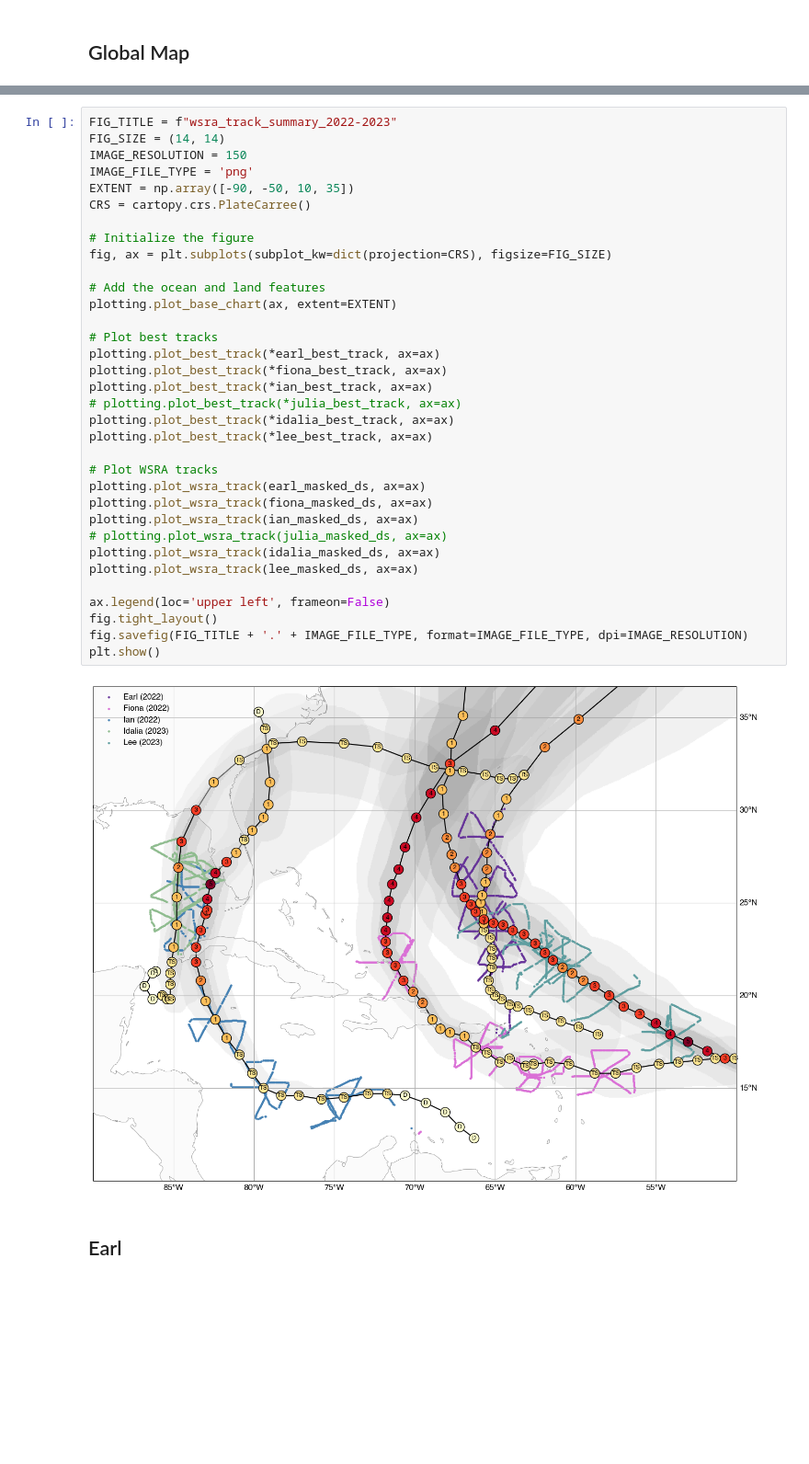
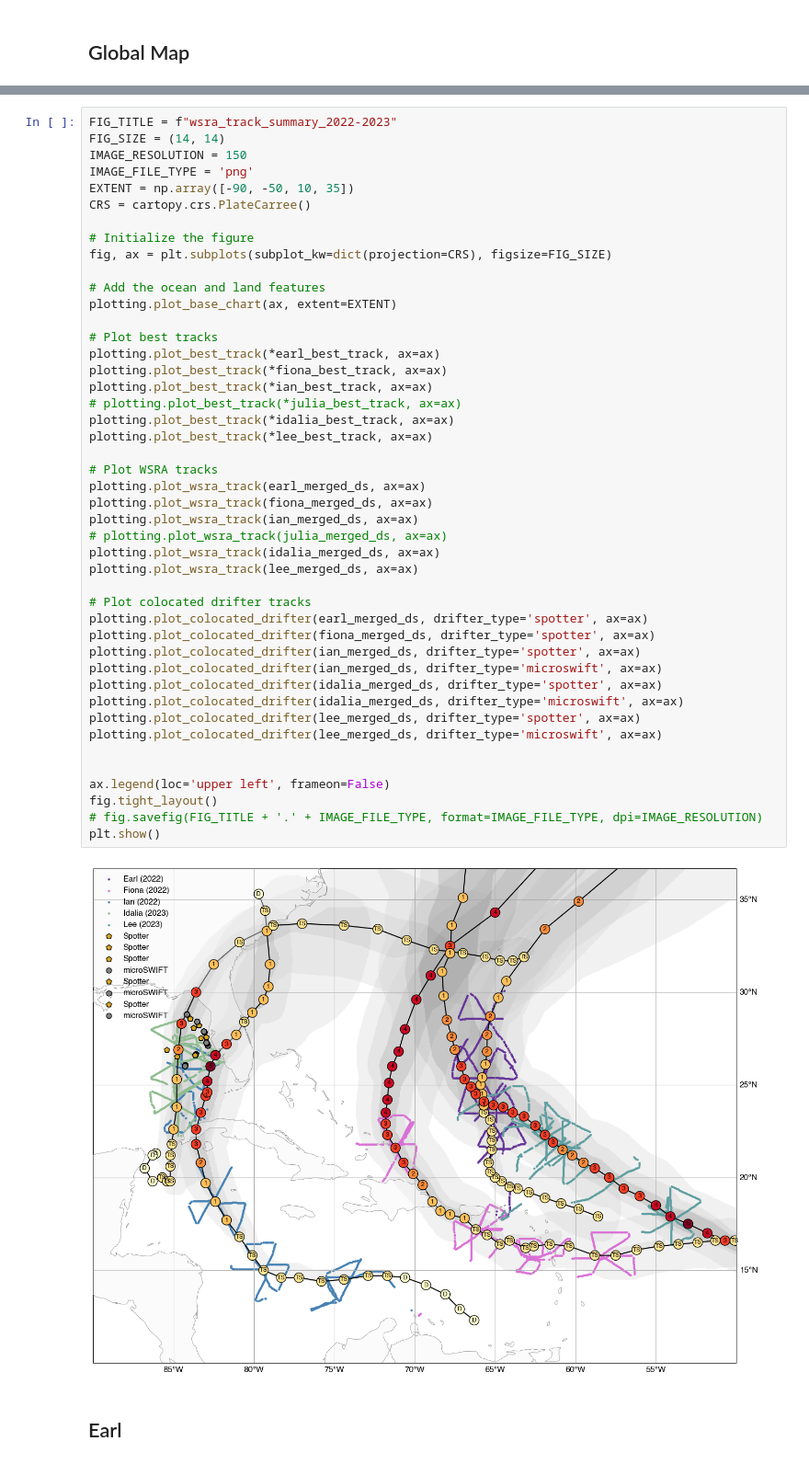
Before and after one commit to jacobrdavis/hurricane-wsra-buoy-colocation, a Jupyter notebook: nb2-overview.ipynb, the cells around one changed output, grey strips where cells are left out. Shown at 92% size. Saved outputs shown, nothing was run; the diff lists cells and outputs as text; blank space fills up the shorter version.

```diff
--- a/nb2-overview.ipynb
+++ b/nb2-overview.ipynb
@@ -48,39 +65,50 @@ atomic: 1156 masked values (47.4%).
 # %%
 FIG_TITLE = f"wsra_track_summary_2022-2023"
 FIG_SIZE = (14, 14)
 IMAGE_RESOLUTION = 150
 IMAGE_FILE_TYPE = 'png'
 EXTENT = np.array([-90, -50, 10, 35])
 CRS = cartopy.crs.PlateCarree()
 
 # Initialize the figure
 fig, ax = plt.subplots(subplot_kw=dict(projection=CRS), figsize=FIG_SIZE)
 
 # Add the ocean and land features
 plotting.plot_base_chart(ax, extent=EXTENT)
 
 # Plot best tracks
 plotting.plot_best_track(*earl_best_track, ax=ax)
 plotting.plot_best_track(*fiona_best_track, ax=ax)
 plotting.plot_best_track(*ian_best_track, ax=ax)
 # plotting.plot_best_track(*julia_best_track, ax=ax)
 plotting.plot_best_track(*idalia_best_track, ax=ax)
 plotting.plot_best_track(*lee_best_track, ax=ax)
 
 # Plot WSRA tracks
-plotting.plot_wsra_track(earl_masked_ds, ax=ax)
-plotting.plot_wsra_track(fiona_masked_ds, ax=ax)
-plotting.plot_wsra_track(ian_masked_ds, ax=ax)
-# plotting.plot_wsra_track(julia_masked_ds, ax=ax)
-plotting.plot_wsra_track(idalia_masked_ds, ax=ax)
-plotting.plot_wsra_track(lee_masked_ds, ax=ax)
+plotting.plot_wsra_track(earl_merged_ds, ax=ax)
+plotting.plot_wsra_track(fiona_merged_ds, ax=ax)
+plotting.plot_wsra_track(ian_merged_ds, ax=ax)
+# plotting.plot_wsra_track(julia_merged_ds, ax=ax)
+plotting.plot_wsra_track(idalia_merged_ds, ax=ax)
+plotting.plot_wsra_track(lee_merged_ds, ax=ax)
+
+# Plot colocated drifter tracks
+plotting.plot_colocated_drifter(earl_merged_ds, drifter_type='spotter', ax=ax)
+plotting.plot_colocated_drifter(fiona_merged_ds, drifter_type='spotter', ax=ax)
+plotting.plot_colocated_drifter(ian_merged_ds, drifter_type='spotter', ax=ax)
+plotting.plot_colocated_drifter(ian_merged_ds, drifter_type='microswift', ax=ax)
+plotting.plot_colocated_drifter(idalia_merged_ds, drifter_type='spotter', ax=ax)
+plotting.plot_colocated_drifter(idalia_merged_ds, drifter_type='microswift', ax=ax)
+plotting.plot_colocated_drifter(lee_merged_ds, drifter_type='spotter', ax=ax)
+plotting.plot_colocated_drifter(lee_merged_ds, drifter_type='microswift', ax=ax)
+
 
 ax.legend(loc='upper left', frameon=False)
 fig.tight_layout()
-fig.savefig(FIG_TITLE + '.' + IMAGE_FILE_TYPE, format=IMAGE_FILE_TYPE, dpi=IMAGE_RESOLUTION)
+# fig.savefig(FIG_TITLE + '.' + IMAGE_FILE_TYPE, format=IMAGE_FILE_TYPE, dpi=IMAGE_RESOLUTION)
 plt.show()
 # %% [output]
-[figure, old version]
+[figure, new version]
 # %% [markdown]
 ## Earl
 # %%
```
Also changed, not shown: parts of 8 cells of this notebook, 3 other files.
